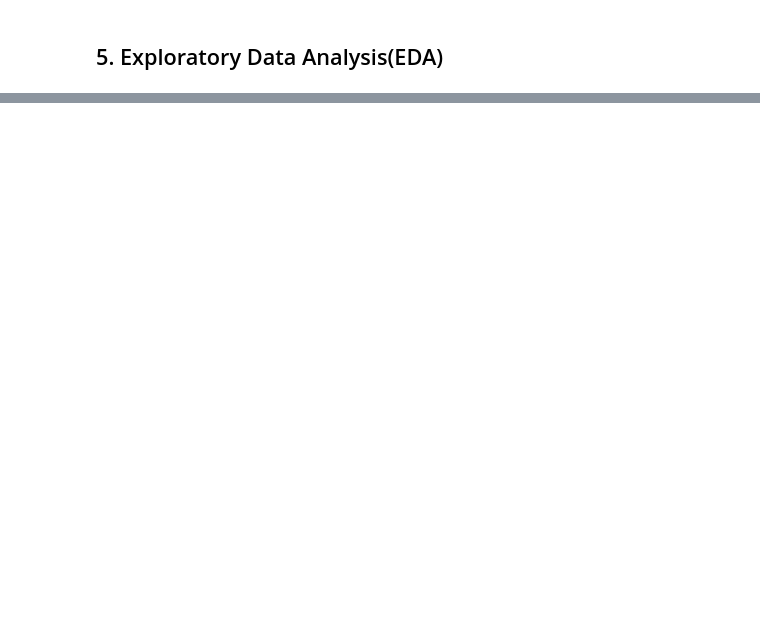
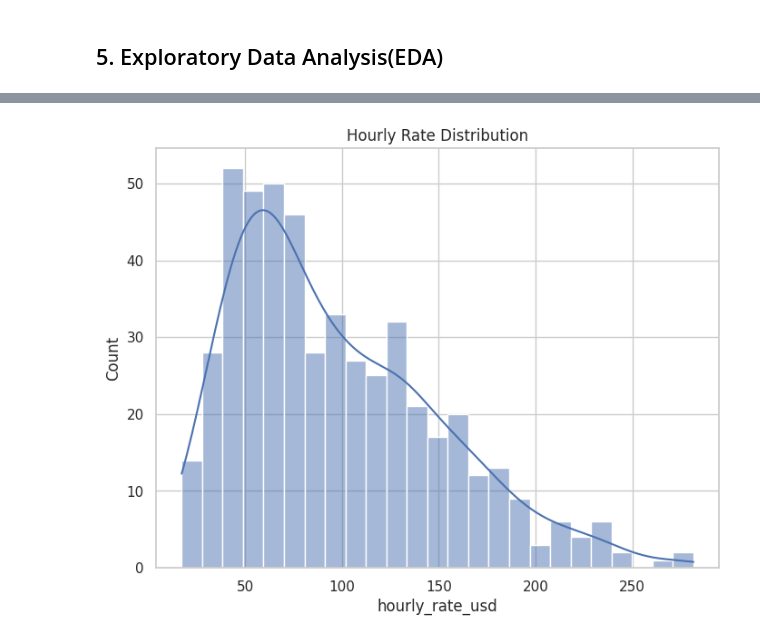
Before and after one commit to masum-auch/AI-Engineer, a Jupyter notebook: ml_learning/ml_data_cleaning/practice_data/13-data-cleaning.ipynb, the cells around one changed output, grey strips where cells are left out. Cells and saved outputs as stored; diff of their text form; code cells hidden in the pictures; blank space fills up the shorter version.

```diff
--- a/ml_learning/ml_data_cleaning/practice_data/13-data-cleaning.ipynb
+++ b/ml_learning/ml_data_cleaning/practice_data/13-data-cleaning.ipynb
@@ -195,0 +205,9 @@ df.head()
+# %%
+#hourly_rate_usd
+
+plt.figure(figsize= (8,6))
+sns.histplot(df['hourly_rate_usd'], bins= 25, kde= True)
+plt.title('Hourly Rate Distribution')
+plt.show()
+# %% [output]
+[figure, added]
```
Also changed, not shown: parts of 2 cells of this notebook.
